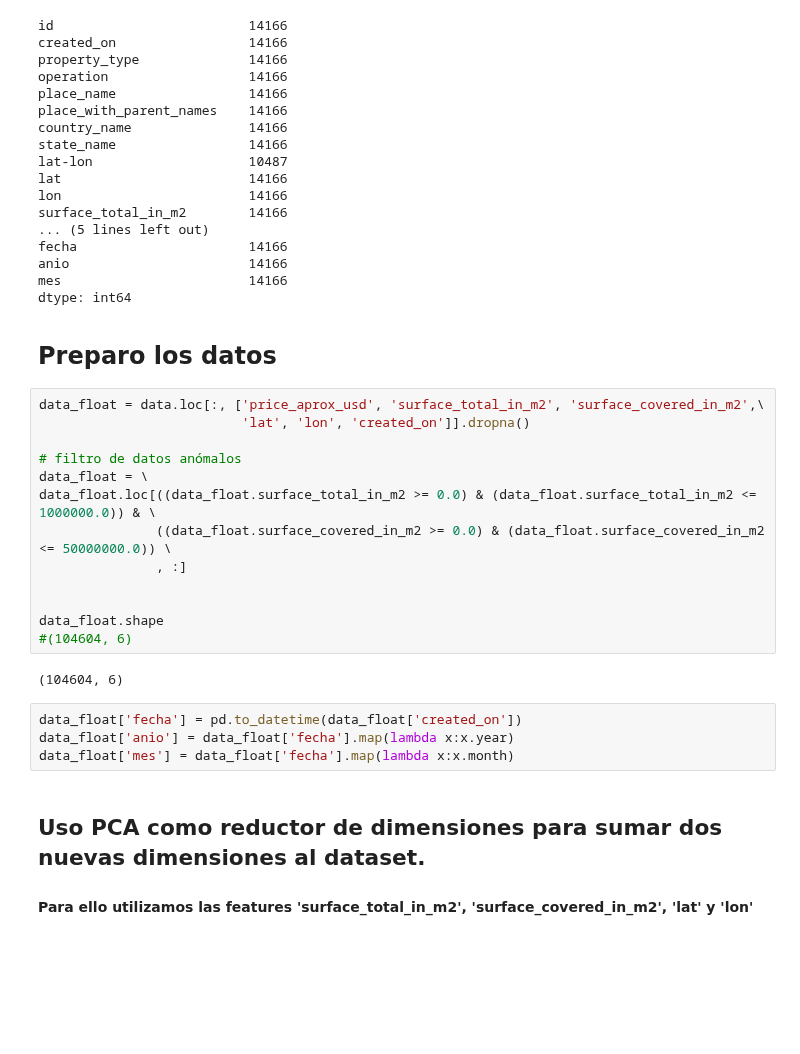
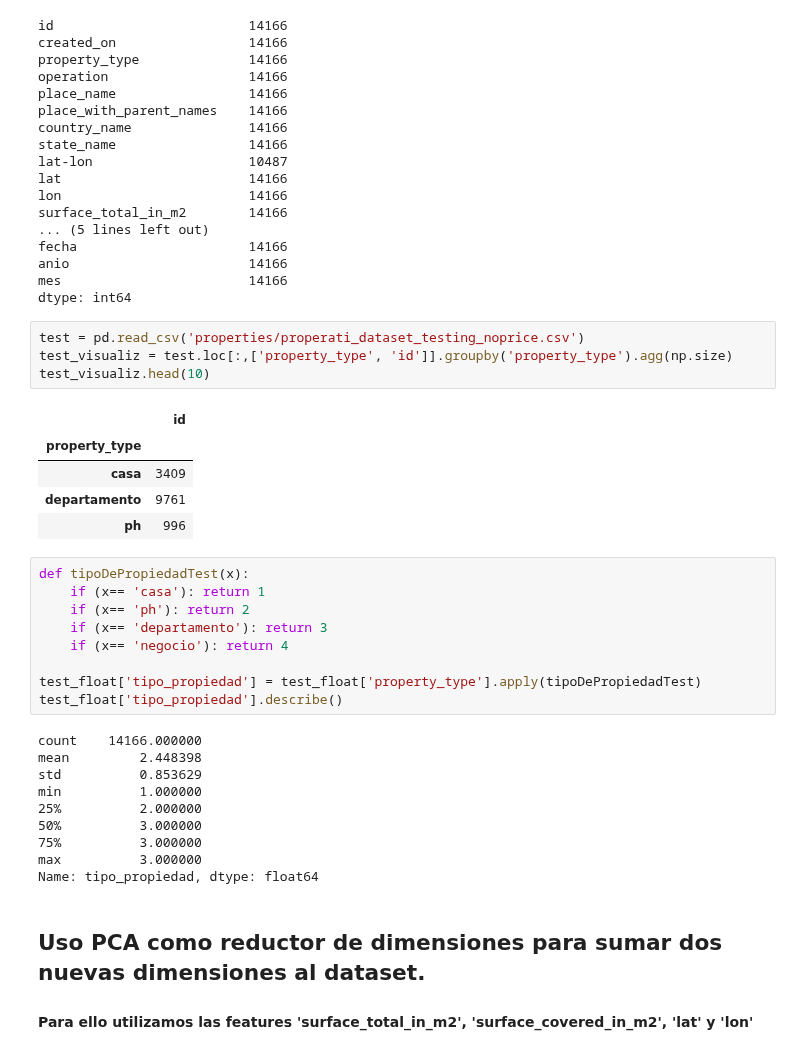
Before and after one commit to nicolaslongo/datos-TP1, a Jupyter notebook: XGB.ipynb, the cells around one changed output. Drawn from its saved outputs; the diff is of its cells as text; blank space fills up the shorter version.

```diff
--- a/XGB.ipynb
+++ b/XGB.ipynb
@@ -118,27 +175,35 @@ fecha                      14166
 anio                       14166
 mes                        14166
 dtype: int64
-# %% [markdown]
-<br><B><FONT FACE="Arial" SIZE="5">Preparo los datos</FONT></B><br/>
-# %%
-data_float = data.loc[:, ['price_aprox_usd', 'surface_total_in_m2', 'surface_covered_in_m2',\
-                          'lat', 'lon', 'created_on']].dropna()
-
-# filtro de datos anómalos
-data_float = \
-data_float.loc[((data_float.surface_total_in_m2 >= 0.0) & (data_float.surface_total_in_m2 <= 1000000.0)) & \
-               ((data_float.surface_covered_in_m2 >= 0.0) & (data_float.surface_covered_in_m2 <= 50000000.0)) \
-               , :]
-
-
-data_float.shape
-#(104604, 6)
-# %% [output]
-(104604, 6)
-# %%
-data_float['fecha'] = pd.to_datetime(data_float['created_on'])
-data_float['anio'] = data_float['fecha'].map(lambda x:x.year)
-data_float['mes'] = data_float['fecha'].map(lambda x:x.month)
+# %%
+test = pd.read_csv('properties/properati_dataset_testing_noprice.csv')
+test_visualiz = test.loc[:,['property_type', 'id']].groupby('property_type').agg(np.size)
+test_visualiz.head(10)
+# %% [output]
+|  | id |
+| property_type |  |
+| casa | 3409 |
+| departamento | 9761 |
+| ph | 996 |
+# %%
+def tipoDePropiedadTest(x):
+    if (x== 'casa'): return 1
+    if (x== 'ph'): return 2
+    if (x== 'departamento'): return 3
+    if (x== 'negocio'): return 4
+
+test_float['tipo_propiedad'] = test_float['property_type'].apply(tipoDePropiedadTest)
+test_float['tipo_propiedad'].describe()
+# %% [output]
+count    14166.000000
+mean         2.448398
+std          0.853629
+min          1.000000
+25%          2.000000
+50%          3.000000
+75%          3.000000
+max          3.000000
+Name: tipo_propiedad, dtype: float64
 # %% [markdown]
 ## Uso PCA como reductor de dimensiones para sumar dos nuevas dimensiones al dataset.
 #### Para ello utilizamos las features 'surface_total_in_m2', 'surface_covered_in_m2', 'lat' y 'lon'
```
Also changed, not shown: parts of 19 cells of this notebook.
